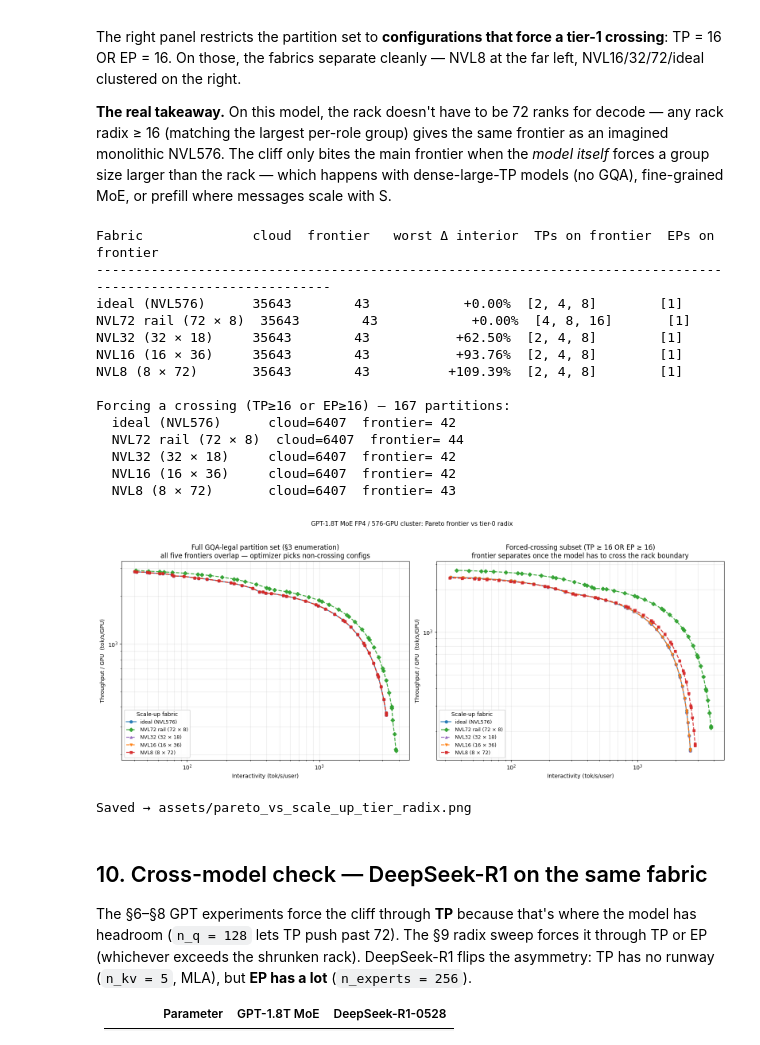
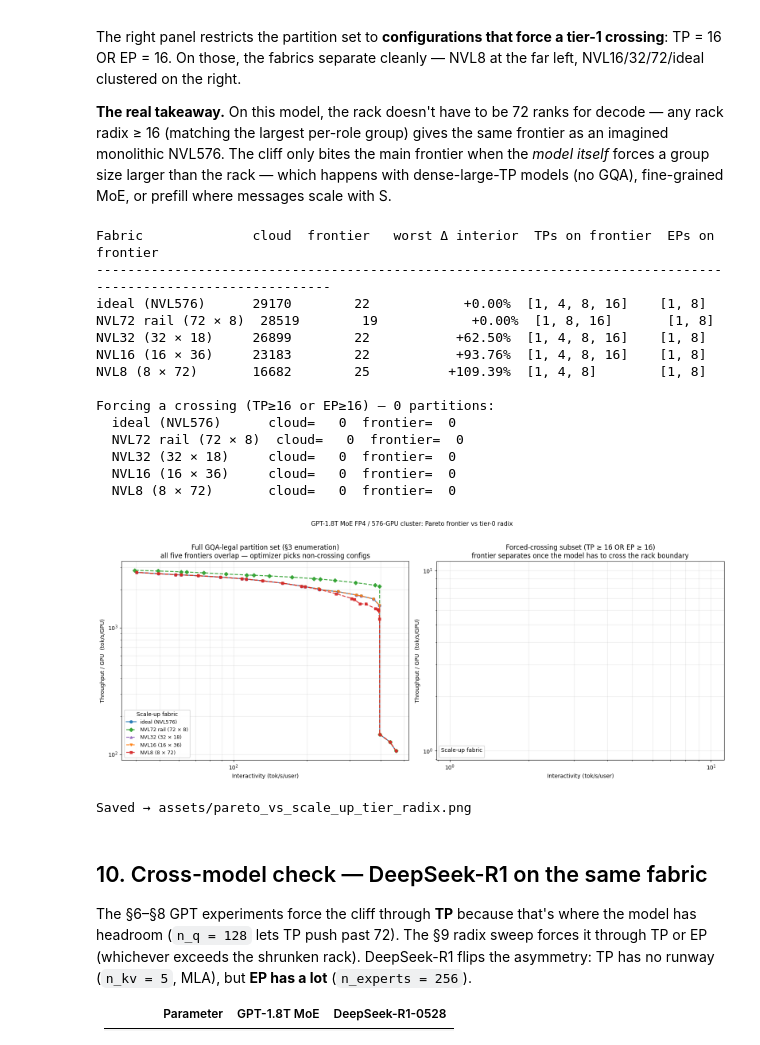
Before and after one commit to spiceMonkey/llm_perf, a Jupyter notebook: notebooks/pareto_vs_scale_up_tier.ipynb, the cells around one changed output. Drawn from its saved outputs; the diff is of its cells as text; code cells hidden in the pictures.

```diff
--- a/notebooks/pareto_vs_scale_up_tier.ipynb
+++ b/notebooks/pareto_vs_scale_up_tier.ipynb
@@ -242,8 +227,6 @@ SP_CHOICES = [1, 2, 4, 8, 16, 32, 64]
 # %% [markdown]
 ## 3. Run the sweep on both systems
 # %%
-parts = enumerate_partitions(N)
-
 # 4 sweeps: ideal (single-tier baseline) + 3 algorithm modes on the rail-optimized 2-tier.
 sweeps = [
     ("ideal",        system_ideal, make_tuner("ring", tuner_base)),   # ideal upper bound (single-tier)
@@ -255,6 +238,7 @@ sweeps = [
 clouds = {}
 frontiers = {}
 for label, system, tuner_for_mode in sweeps:
+    parts = enumerate_partitions(N, system)  # per-system: scale-up domain may differ
     all_pts: list[Point] = []
     for part in parts:
         all_pts.extend(sweep_partition(system, part, tuner_for_mode))
@@ -592,8 +576,8 @@ variants = [
 ]
 
 clouds_v = {}; frontiers_v = {}
-parts = enumerate_partitions(N)
 for label, system in variants:
+    parts = enumerate_partitions(N, system)  # per-variant
     pts = []
     for part in parts:
         pts.extend(sweep_partition(system, part))
@@ -632,45 +616,45 @@ for label, _ in variants:
 
 palette = {"ideal (NVL576)": "#1f77b4", "NVL72 rail (72 × 8)": "#2ca02c", "NVL32 (32 × 18)": "#9467bd", "NVL16 (16 × 36)": "#ff7f0e", "NVL8 (8 × 72)": "#d62728"}
 markers = {"ideal (NVL576)": "o", "NVL72 rail (72 × 8)": "D", "NVL32 (32 × 18)": "^", "NVL16 (16 × 36)": "v", "NVL8 (8 × 72)": "s"}
 
 fig, (axL, axR) = plt.subplots(1, 2, figsize=(16, 6.5))
 for ax, fronts, title in [
     (axL, frontiers_v,  "Full GQA-legal partition set (§3 enumeration)\nall five frontiers overlap — optimizer picks non-crossing configs"),
     (axR, frontiers_cr, "Forced-crossing subset (TP ≥ 16 OR EP ≥ 16)\nfrontier separates once the model has to cross the rack boundary"),
 ]:
     for label, _ in variants:
         fr = fronts[label]
         if not fr: continue
         xs = [p.interactivity for p in fr]; ys = [p.tput_per_gpu for p in fr]
         ax.plot(xs, ys, lw=1.7, ms=5, alpha=0.9, color=palette[label], marker=markers[label],
                 linestyle="-" if label == "ideal (NVL576)" else "--", label=label)
     ax.set_xscale("log"); ax.set_yscale("log")
     ax.set_xlabel("Interactivity (tok/s/user)"); ax.set_ylabel("Throughput / GPU  (tok/s/GPU)")
     ax.set_title(title)
     ax.grid(True, which="both", alpha=0.3)
     ax.legend(loc="lower left", fontsize=9, framealpha=0.9, title="Scale-up fabric")
 
 fig.suptitle("GPT-1.8T MoE FP4 / 576-GPU cluster: Pareto frontier vs tier-0 radix", y=1.02, fontsize=11)
 fig.tight_layout()
 fig.savefig("assets/pareto_vs_scale_up_tier_radix.png", dpi=130, bbox_inches="tight")
 plt.show()
 print("Saved → assets/pareto_vs_scale_up_tier_radix.png")
 # %% [output]
 Fabric              cloud  frontier   worst Δ interior  TPs on frontier  EPs on frontier
 --------------------------------------------------------------------------------------------------------------
-ideal (NVL576)      35643        43            +0.00%  [2, 4, 8]        [1]
-NVL72 rail (72 × 8)  35643        43            +0.00%  [4, 8, 16]       [1]
-NVL32 (32 × 18)     35643        43           +62.50%  [2, 4, 8]        [1]
-NVL16 (16 × 36)     35643        43           +93.76%  [2, 4, 8]        [1]
-NVL8 (8 × 72)       35643        43          +109.39%  [2, 4, 8]        [1]
+ideal (NVL576)      29170        22            +0.00%  [1, 4, 8, 16]    [1, 8]
+NVL72 rail (72 × 8)  28519        19            +0.00%  [1, 8, 16]       [1, 8]
+NVL32 (32 × 18)     26899        22           +62.50%  [1, 4, 8, 16]    [1, 8]
+NVL16 (16 × 36)     23183        22           +93.76%  [1, 4, 8, 16]    [1, 8]
+NVL8 (8 × 72)       16682        25          +109.39%  [1, 4, 8]        [1, 8]
 
-Forcing a crossing (TP≥16 or EP≥16) — 167 partitions:
-  ideal (NVL576)      cloud=6407  frontier= 42
-  NVL72 rail (72 × 8)  cloud=6407  frontier= 44
-  NVL32 (32 × 18)     cloud=6407  frontier= 42
-  NVL16 (16 × 36)     cloud=6407  frontier= 42
-  NVL8 (8 × 72)       cloud=6407  frontier= 43
+Forcing a crossing (TP≥16 or EP≥16) — 0 partitions:
+  ideal (NVL576)      cloud=   0  frontier=  0
+  NVL72 rail (72 × 8)  cloud=   0  frontier=  0
+  NVL32 (32 × 18)     cloud=   0  frontier=  0
+  NVL16 (16 × 36)     cloud=   0  frontier=  0
+  NVL8 (8 × 72)       cloud=   0  frontier=  0
-[figure, old version]
+[figure, new version]
 Saved → assets/pareto_vs_scale_up_tier_radix.png
 # %% [markdown]
 ## 10. Cross-model check — DeepSeek-R1 on the same fabric
```
Also changed, not shown: parts of 8 cells of this notebook, 12 other files.
